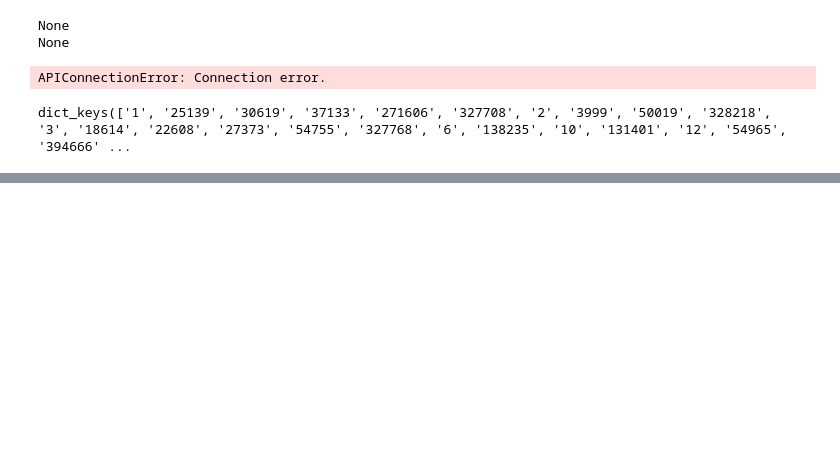
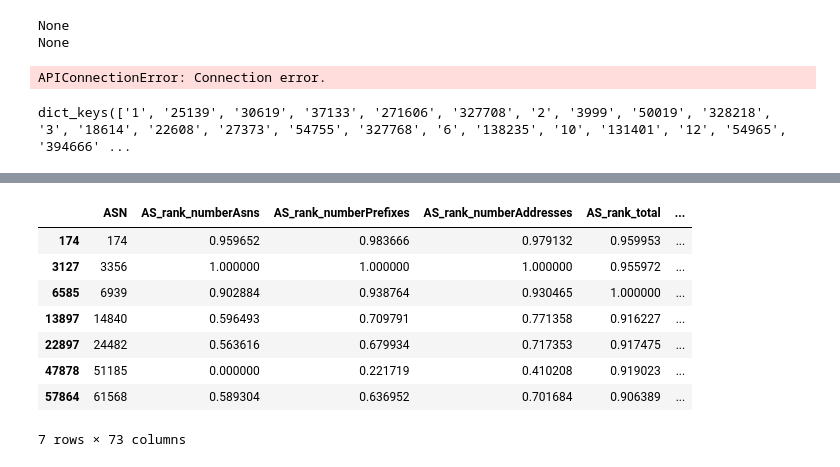
Before and after one commit to lddis666/embed, a Jupyter notebook: test.ipynb, the cells around one changed output, grey strips where cells are left out. Cells and saved outputs as stored; diff of their text form; code cells hidden in the pictures; blank space fills up the shorter version.

```diff
--- a/test.ipynb
+++ b/test.ipynb
@@ -29,0 +32,2 @@ dict_keys(['1', '25139', '30619', '37133', '271606', '327708', '2', '3999', '500
+# %%
+df = pd.read_csv("./node_features.csv")
@@ -29,0 +43,14 @@ dict_keys(['1', '25139', '30619', '37133', '271606', '327708', '2', '3999', '500
+# %%
+df[['AS_rank_total']]
+# 找出值为1的行
+df[df['AS_rank_total'] >= 0.9]
+# %% [output]
+|  | ASN | AS_rank_numberAsns | AS_rank_numberPrefixes | AS_rank_numberAddresses | AS_rank_total | ... |
+| 174 | 174 | 0.959652 | 0.983666 | 0.979132 | 0.959953 | ... |
+| 3127 | 3356 | 1.000000 | 1.000000 | 1.000000 | 0.955972 | ... |
+| 6585 | 6939 | 0.902884 | 0.938764 | 0.930465 | 1.000000 | ... |
+| 13897 | 14840 | 0.596493 | 0.709791 | 0.771358 | 0.916227 | ... |
+| 22897 | 24482 | 0.563616 | 0.679934 | 0.717353 | 0.917475 | ... |
+| 47878 | 51185 | 0.000000 | 0.221719 | 0.410208 | 0.919023 | ... |
+| 57864 | 61568 | 0.589304 | 0.636952 | 0.701684 | 0.906389 | ... |
+7 rows × 73 columns
```
Also changed, not shown: parts of 2 cells of this notebook, 28 other files.
